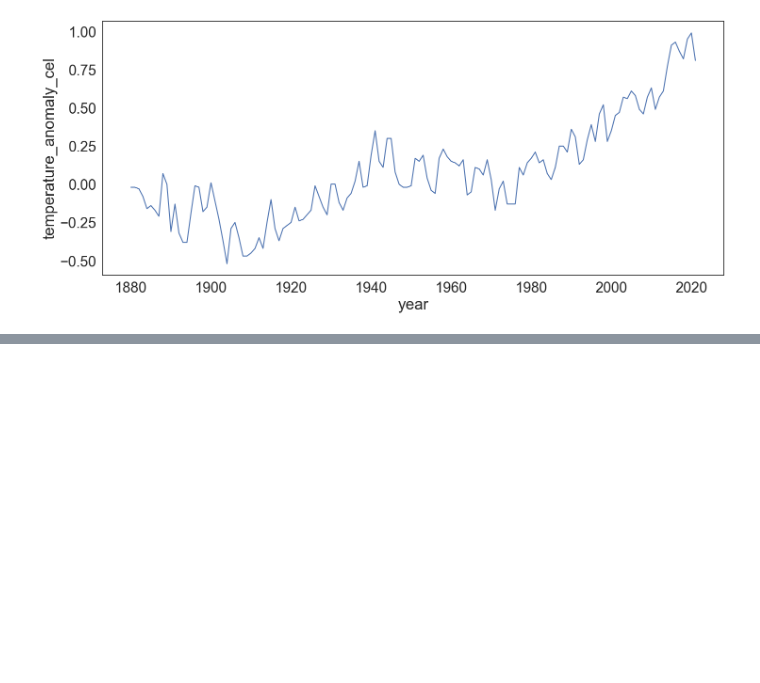
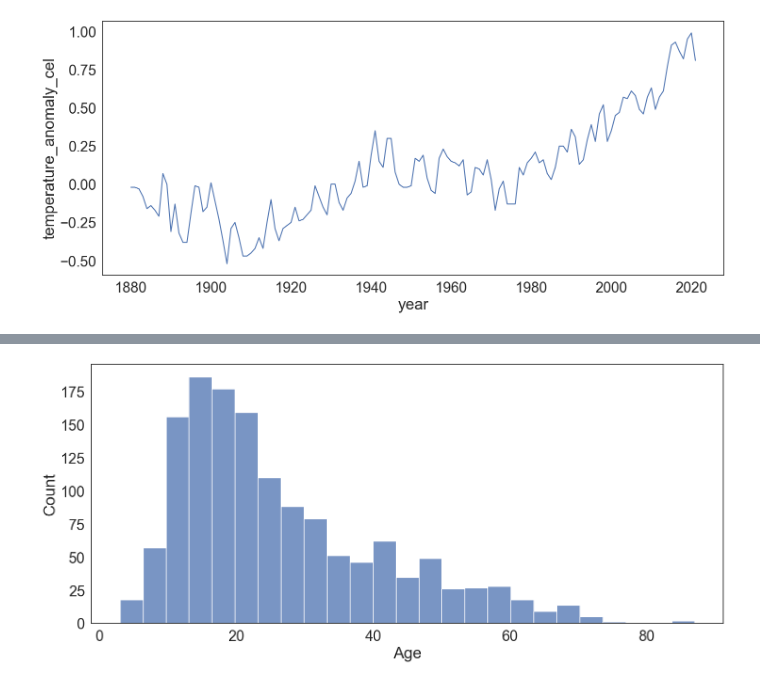
Before and after one commit to AndyCesium/COGS108_project, a Jupyter notebook: EDACheckpointGroup_064-Fa22.ipynb, the cells around one changed output, grey strips where cells are left out. Drawn from its saved outputs; the diff is of its cells as text; code cells hidden in the pictures; blank space fills up the shorter version.

```diff
--- a/EDACheckpointGroup_064-Fa22.ipynb
+++ b/EDACheckpointGroup_064-Fa22.ipynb
@@ -243,8 +243,8 @@ def age_to_float(age_in):
         print(age_in)
         return None
 
-# TODO: not applied to the main df
-sharks_df['Age'].apply(age_to_float)
+# TODO: Cases with multiple victims not accounted for
+sharks_df['Age'] = sharks_df['Age'].apply(age_to_float)
 # %% [output]
 teen
 Teen
@@ -439,0 +423,4 @@ dtype: object
+# %%
+fig_a4 = sns.histplot(data=sharks_df, x='Age')
+# %% [output]
+[figure, added]
```
Also changed, not shown: parts of 4 cells of this notebook.
